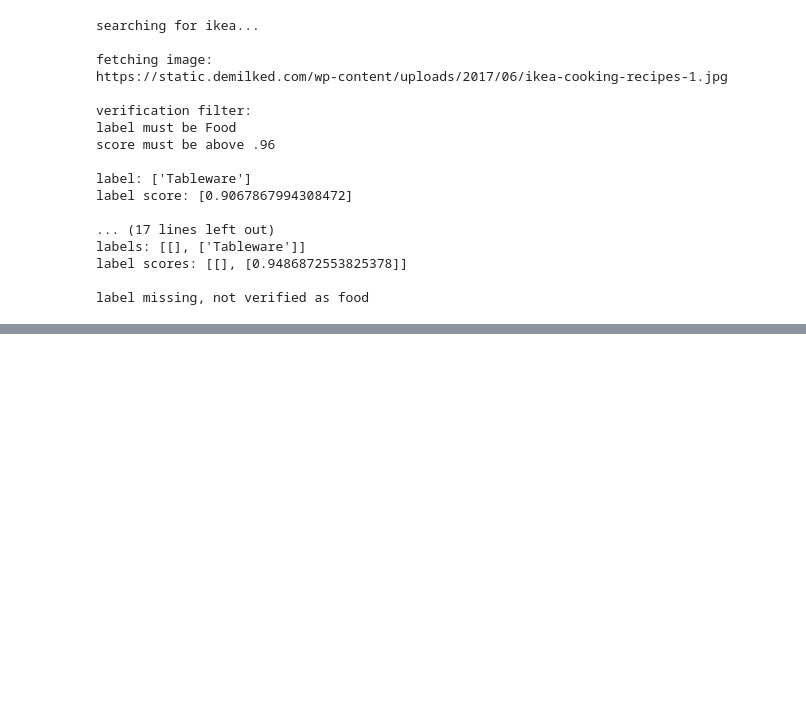
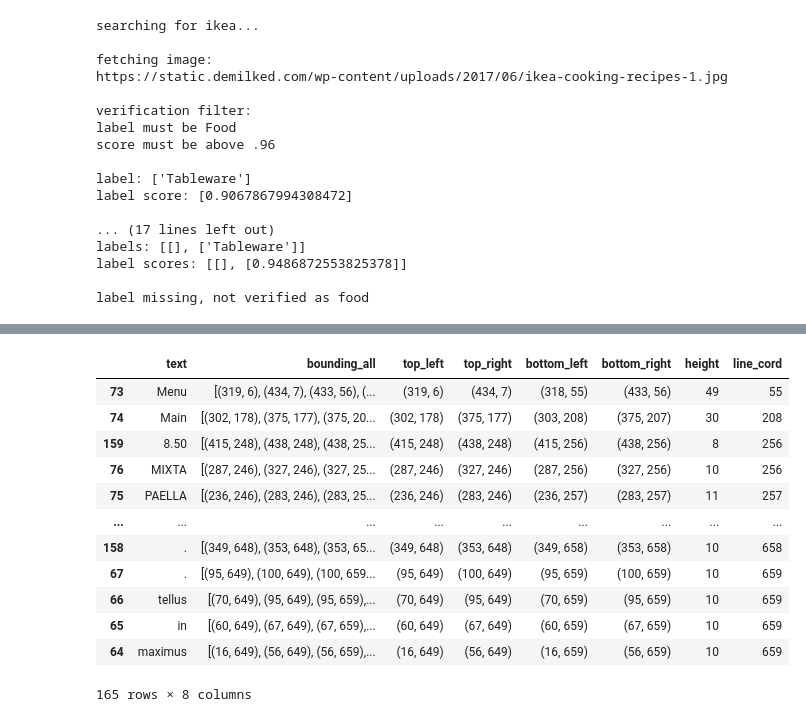
Before and after one commit to nguyenngocyennga/menu_me, a Jupyter notebook: notebooks/alan_apis_and_menu_stripper_workbook.ipynb, the cells around one changed output, grey strips where cells are left out. Cells and saved outputs as stored; diff of their text form; code cells hidden in the pictures; blank space fills up the shorter version.

```diff
--- a/notebooks/alan_apis_and_menu_stripper_workbook.ipynb
+++ b/notebooks/alan_apis_and_menu_stripper_workbook.ipynb
@@ -356,0 +447,23 @@ strip_menu(test_menu)
+# %%
+sample_df = detect_text_boxes(test_menu)
+sample_df['height'] = abs(sample_df['top_left'].str[1] - sample_df['bottom_left'].str[1])
+# %%
+sample_df['line_cord'] = sample_df['bottom_left'].str[1]
+# %%
+sample_df = sample_df.sort_values(by='line_cord')
+# %%
+sample_df
+# %% [output]
+|  | text | bounding_all | top_left | top_right | bottom_left | bottom_right | height | line_cord |
+| 73 | Menu | [(319, 6), (434, 7), (433, 56), (... | (319, 6) | (434, 7) | (318, 55) | (433, 56) | 49 | 55 |
+| 74 | Main | [(302, 178), (375, 177), (375, 20... | (302, 178) | (375, 177) | (303, 208) | (375, 207) | 30 | 208 |
+| 159 | 8.50 | [(415, 248), (438, 248), (438, 25... | (415, 248) | (438, 248) | (415, 256) | (438, 256) | 8 | 256 |
+| 76 | MIXTA | [(287, 246), (327, 246), (327, 25... | (287, 246) | (327, 246) | (287, 256) | (327, 256) | 10 | 256 |
+| 75 | PAELLA | [(236, 246), (283, 246), (283, 25... | (236, 246) | (283, 246) | (236, 257) | (283, 257) | 11 | 257 |
+| ... | ... | ... | ... | ... | ... | ... | ... | ... |
+| 158 | . | [(349, 648), (353, 648), (353, 65... | (349, 648) | (353, 648) | (349, 658) | (353, 658) | 10 | 658 |
+| 67 | . | [(95, 649), (100, 649), (100, 659... | (95, 649) | (100, 649) | (95, 659) | (100, 659) | 10 | 659 |
+| 66 | tellus | [(70, 649), (95, 649), (95, 659),... | (70, 649) | (95, 649) | (70, 659) | (95, 659) | 10 | 659 |
+| 65 | in | [(60, 649), (67, 649), (67, 659),... | (60, 649) | (67, 649) | (60, 659) | (67, 659) | 10 | 659 |
+| 64 | maximus | [(16, 649), (56, 649), (56, 659),... | (16, 649) | (56, 649) | (16, 659) | (56, 659) | 10 | 659 |
+165 rows × 8 columns
```
Also changed, not shown: parts of 21 cells of this notebook, 1 other file.
